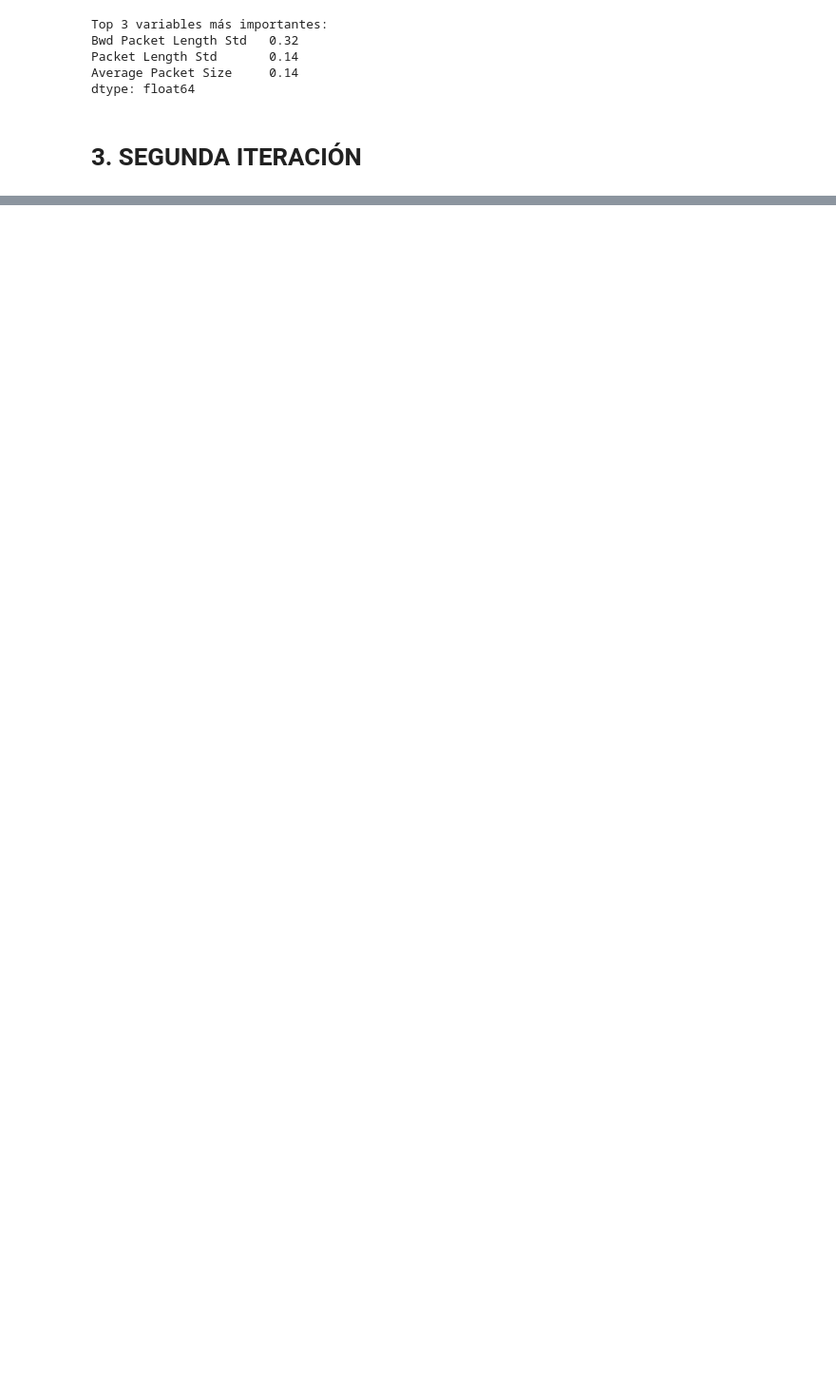
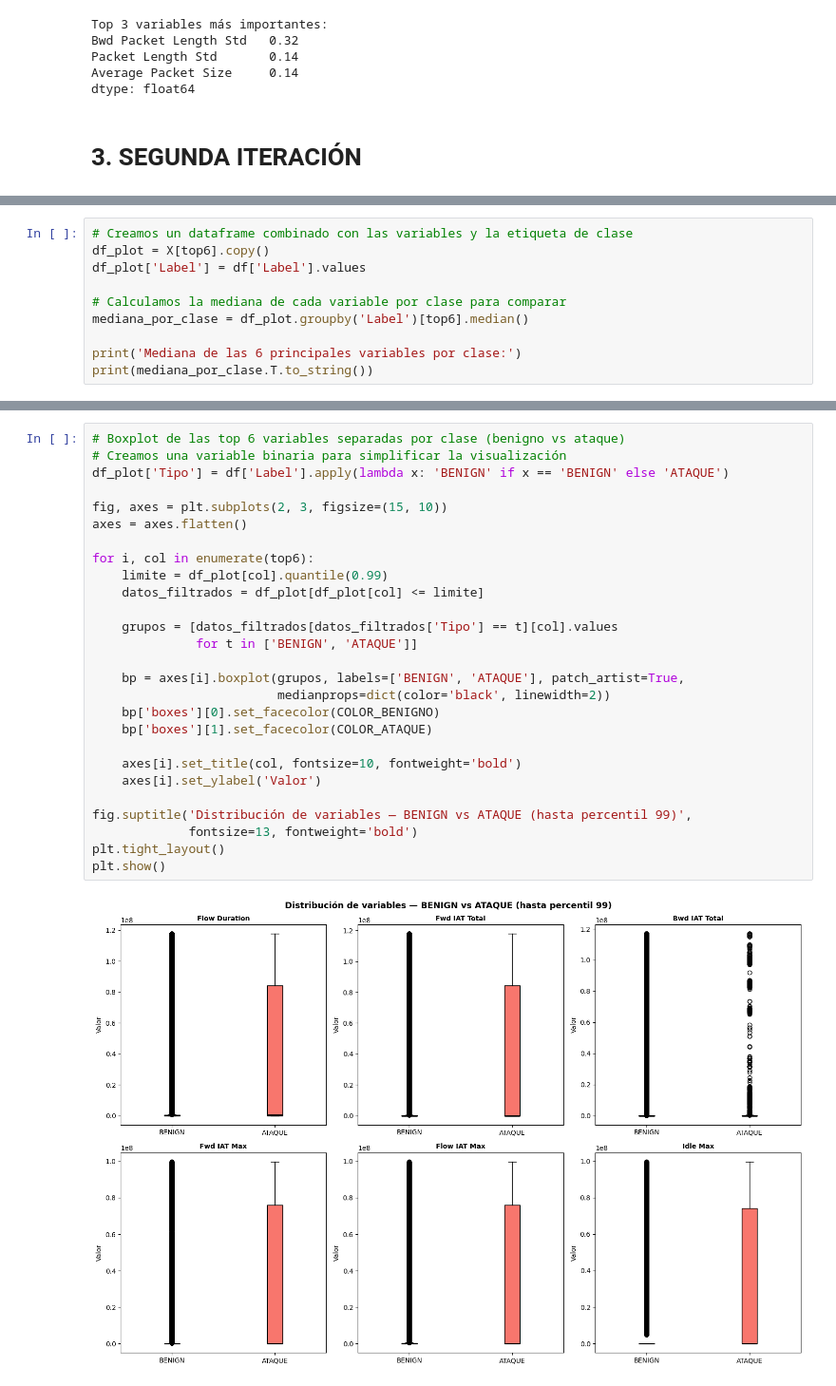
Before and after one commit to jotaeleb/tif-ciencias-de-datos, a Jupyter notebook: notebooks/proyecto_entrenamiento.ipynb, the cells around one changed output, grey strips where cells are left out. Shown at 95% size. Cells and saved outputs as stored; diff of their text form; blank space fills up the shorter version.

```diff
--- a/notebooks/proyecto_entrenamiento.ipynb
+++ b/notebooks/proyecto_entrenamiento.ipynb
@@ -331,0 +433,10 @@ dtype: float64
+# %%
+# Creamos un dataframe combinado con las variables y la etiqueta de clase
+df_plot = X[top6].copy()
+df_plot['Label'] = df['Label'].values
+
+# Calculamos la mediana de cada variable por clase para comparar
+mediana_por_clase = df_plot.groupby('Label')[top6].median()
+
+print('Mediana de las 6 principales variables por clase:')
+print(mediana_por_clase.T.to_string())
@@ -331,0 +454,29 @@ dtype: float64
+# %%
+# Boxplot de las top 6 variables separadas por clase (benigno vs ataque)
+# Creamos una variable binaria para simplificar la visualización
+df_plot['Tipo'] = df['Label'].apply(lambda x: 'BENIGN' if x == 'BENIGN' else 'ATAQUE')
+
+fig, axes = plt.subplots(2, 3, figsize=(15, 10))
+axes = axes.flatten()
+
+for i, col in enumerate(top6):
+    limite = df_plot[col].quantile(0.99)
+    datos_filtrados = df_plot[df_plot[col] <= limite]
+
+    grupos = [datos_filtrados[datos_filtrados['Tipo'] == t][col].values
+              for t in ['BENIGN', 'ATAQUE']]
+
+    bp = axes[i].boxplot(grupos, labels=['BENIGN', 'ATAQUE'], patch_artist=True,
+                         medianprops=dict(color='black', linewidth=2))
+    bp['boxes'][0].set_facecolor(COLOR_BENIGNO)
+    bp['boxes'][1].set_facecolor(COLOR_ATAQUE)
+
+    axes[i].set_title(col, fontsize=10, fontweight='bold')
+    axes[i].set_ylabel('Valor')
+
+fig.suptitle('Distribución de variables — BENIGN vs ATAQUE (hasta percentil 99)',
+             fontsize=13, fontweight='bold')
+plt.tight_layout()
+plt.show()
+# %% [output]
+[figure, added]
```
Also changed, not shown: parts of 40 cells of this notebook.
